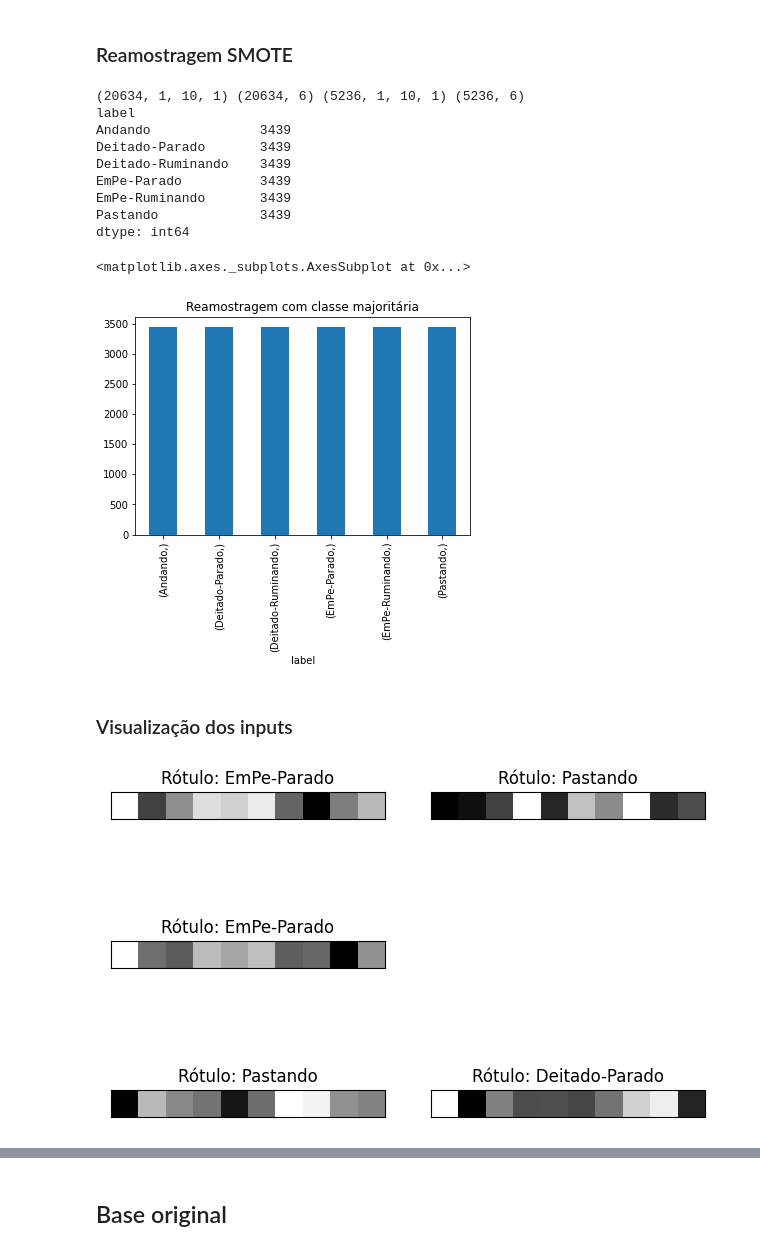
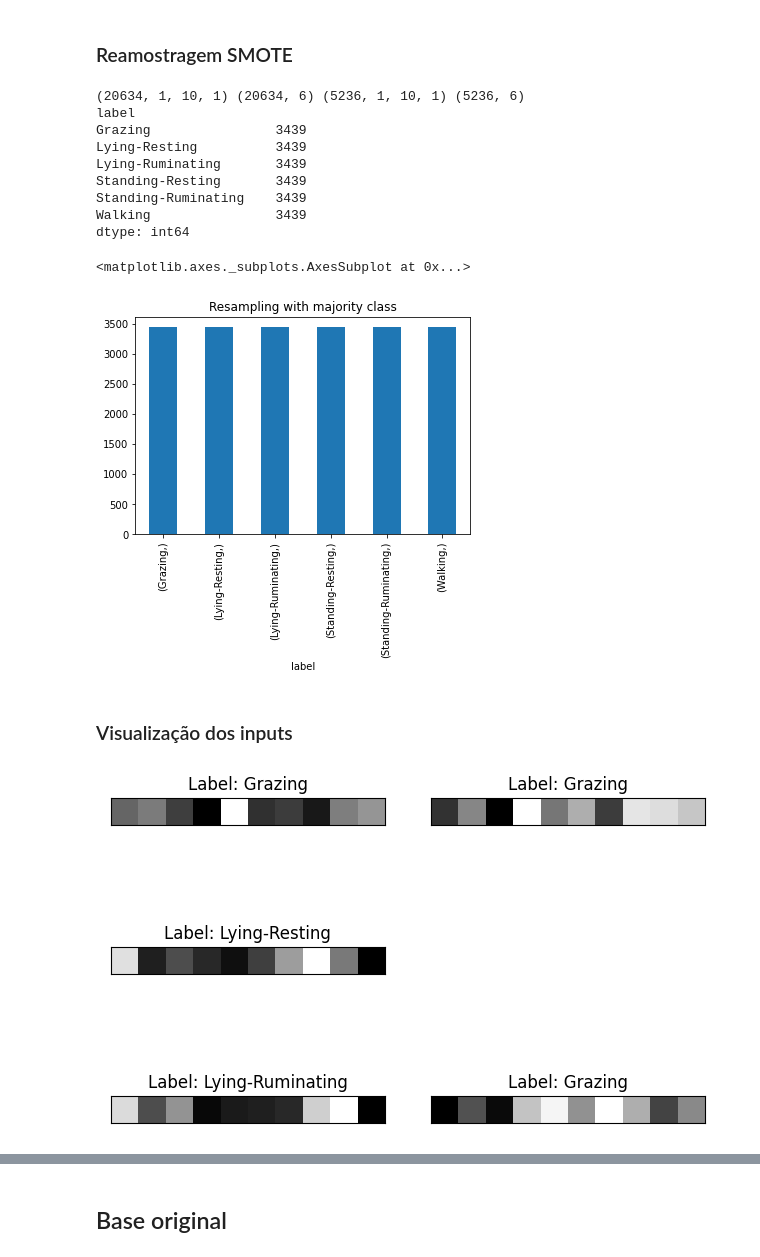
Before and after one commit to andssuu/cattle_classification, a Jupyter notebook: notebooks/cnns_6.ipynb, the cells around one changed output, grey strips where cells are left out. Saved outputs shown, nothing was run; the diff lists cells and outputs as text; code cells hidden in the pictures.

```diff
--- a/notebooks/cnns_6.ipynb
+++ b/notebooks/cnns_6.ipynb
@@ -76,5 +75,5 @@ Resolving deltas: 100% (802/802), done.
 # %%
-df = pd.read_csv("moncattle/data/dataset_6.csv", float_precision='high')
+df = pd.read_csv("cattle_classification/data/dataset_6.csv", float_precision='high')
 df_data = df.loc[:, ['acc_x', 'acc_y', 'acc_z', 'gir_x', 'gir_y', 'gir_z', 'mag_x', 'mag_y', 'mag_z', 'displacement_speed', 'label']]
 df_data
 # %% [output]
@@ -166,7 +165,7 @@ Name: label, dtype: int64
 # %% [markdown]
 ## Formatação dos tensores
 # %%
-labels_map = {"Pastando": 0, "Deitado-Ruminando": 1, "Deitado-Parado": 2, "EmPe-Parado": 3, "Andando": 4, "EmPe-Ruminando": 5}
+labels_map={"Grazing": 0, "Lying-Ruminating": 1, "Lying-Resting": 2, "Standing-Resting": 3, "Walking": 4, "Standing-Ruminating": 5}
 r_reshape, c_reshape = 1, 10
 
 # normalizaçao dos dados da base original
@@ -250,33 +249,33 @@ t_data_test_smote = data_test_smote.iloc[:, :-1].values.reshape(data_test_smote.
 print(t_data_train_balanced_smote.shape, c_labels_train_balanced_smote.shape, t_data_test_smote.shape, c_labels_test.shape)
 _l = pd.DataFrame(_label_balanced_smote, columns=['label'])
 print(_l.value_counts())
-_l.value_counts().plot(kind='bar', title='Reamostragem com classe majoritária')
+_l.value_counts().plot(kind='bar', title='Resampling with majority class')
 # %% [output]
 (20634, 1, 10, 1) (20634, 6) (5236, 1, 10, 1) (5236, 6)
 label
-Andando              3439
-Deitado-Parado       3439
-Deitado-Ruminando    3439
-EmPe-Parado          3439
-EmPe-Ruminando       3439
-Pastando             3439
+Grazing                3439
+Lying-Resting          3439
+Lying-Ruminating       3439
+Standing-Resting       3439
+Standing-Ruminating    3439
+Walking                3439
 dtype: int64
 <matplotlib.axes._subplots.AxesSubplot at 0x...>
-[figure, old version]
+[figure, new version]
 # %% [markdown]
 ### Visualização dos inputs
 # %%
 plt.style.use('default')
 fig = plt.figure()
 for i in range(6):
   plt.subplot(3, 2, i+1)
   plt.tight_layout()
   plt.imshow(t_data_train[i].reshape(r_reshape, c_reshape), cmap='gray', interpolation='none')
-  plt.title("Rótulo: {}".format(list(labels_map.keys())[list(labels_map.values()).index(argmax(c_labels_train[i]))]))
+  plt.title("Label: {}".format(list(labels_map.keys())[list(labels_map.values()).index(argmax(c_labels_train[i]))]))
   plt.xticks([])
   plt.yticks([])
 # %% [output]
-[figure, old version]
+[figure, new version]
 # %%
 plt.style.use('default')
 plt.imshow(t_data_train[0].reshape(r_reshape, c_reshape), cmap='gray')
```
Also changed, not shown: parts of 115 cells of this notebook.
